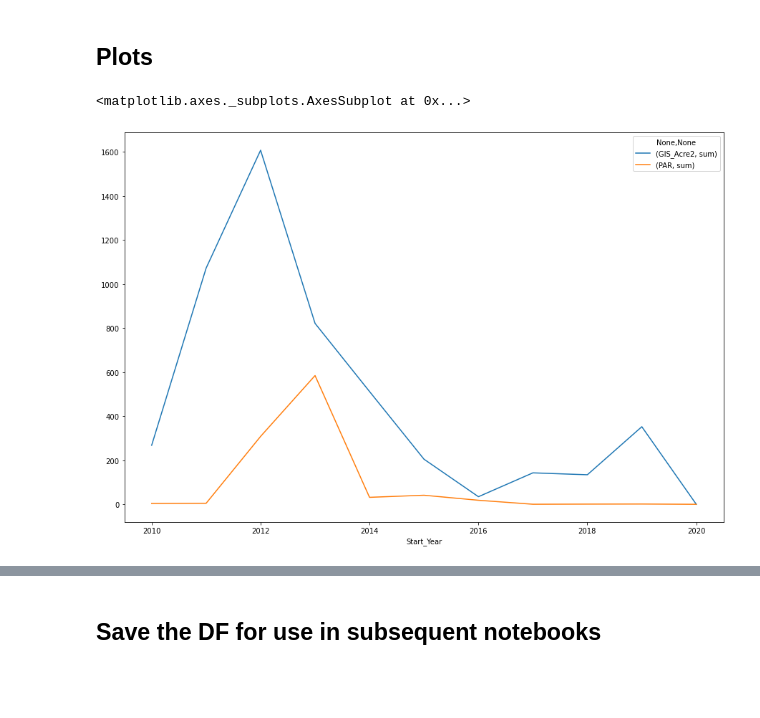
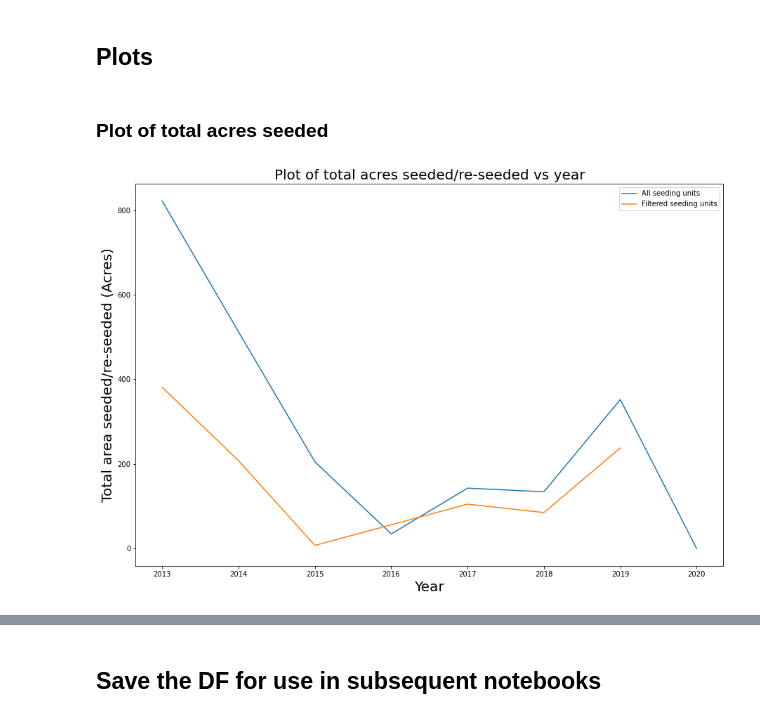
Before and after one commit to haselwimmer/vegetation-restoration-monitoring, a Jupyter notebook: final_notebooks/1-process-seeding-unit-vectors.ipynb, the cells around one changed output, grey strips where cells are left out. Cells and saved outputs as stored; diff of their text form; code cells hidden in the pictures; blank space fills up the shorter version.

```diff
--- a/final_notebooks/1-process-seeding-unit-vectors.ipynb
+++ b/final_notebooks/1-process-seeding-unit-vectors.ipynb
@@ -73,14 +96,27 @@ mckinley_seeding_subset_PARlo
 # %% [markdown]
 ## Plots
-# %%
-# Setup plots
-fig, ax = plt.subplots(figsize=(15, 10))
-
-# Plot acreage seeded/re-seeded per year
-mckinley_seeding_subset.groupby('Start_Year').agg({'GIS_Acre2': ['sum']}).plot(
-         ax=ax, use_index=True)
-
-# Plot cumulative sum???
-# %% [output]
-<matplotlib.axes._subplots.AxesSubplot at 0x...>
-[figure, removed]
+# %% [markdown]
+### Plot of total acres seeded
+# %%
+# Setup plots
+fig, ax = plt.subplots(figsize=(15, 10))
+
+legend_items = ['All seeding units','Filtered seeding units']
+
+# Plot acreage for filtered seeding units
+mckinley_seeding_subset.groupby('Start_Year').agg({'GIS_Acre2': ['sum']}).plot(
+         ax=ax)
+
+mckinley_seeding_subset_PARlo.groupby('Start_Year').agg({'GIS_Acre2': ['sum']}).plot(
+         ax=ax)
+
+ax.set_title(
+    "Plot of total acres seeded/re-seeded vs year", fontsize=20)
+
+plt.xlabel("Year", fontsize=20)
+plt.ylabel("Total area seeded/re-seeded (Acres)", fontsize=20)
+
+ax.legend(legend_items)
+plt.show()
+# %% [output]
+[figure, added]
```
Also changed, not shown: parts of 7 cells of this notebook, 5 other files.
